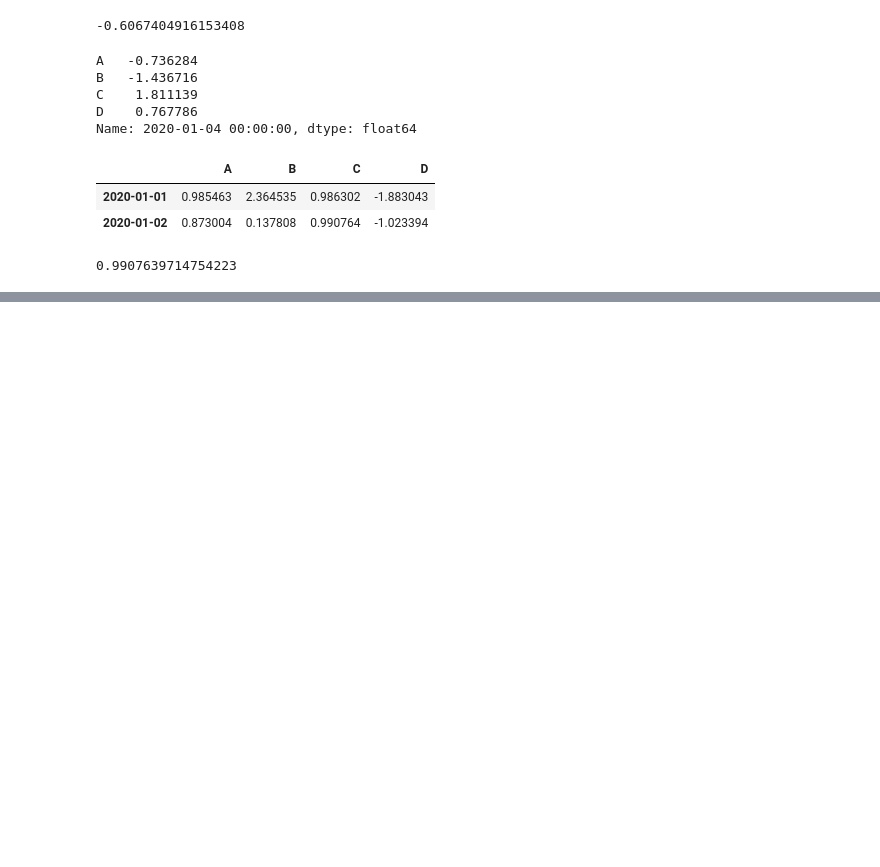
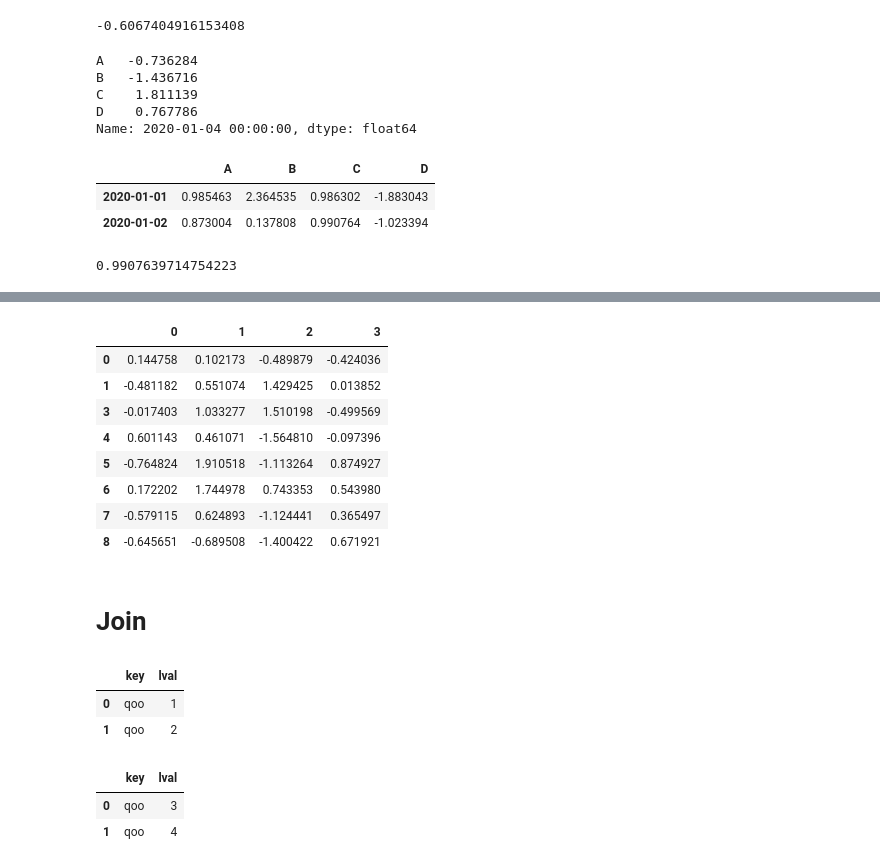
Before and after one commit to tim530712345/20210612_pandas, a Jupyter notebook: pandas_learning.ipynb, the cells around one changed output, grey strips where cells are left out. Cells and saved outputs as stored; diff of their text form; code cells hidden in the pictures; blank space fills up the shorter version.

```diff
--- a/pandas_learning.ipynb
+++ b/pandas_learning.ipynb
@@ -242,0 +467,15 @@ df.iat[1,2]
+# %%
+pieces = [df[:2],df[3:9]]
+pd.concat(pieces) # 欄位數量需一致才能合併
+# %% [output]
+|  | 0 | 1 | 2 | 3 |
+| 0 | 0.144758 | 0.102173 | -0.489879 | -0.424036 |
+| 1 | -0.481182 | 0.551074 | 1.429425 | 0.013852 |
+| 3 | -0.017403 | 1.033277 | 1.510198 | -0.499569 |
+| 4 | 0.601143 | 0.461071 | -1.564810 | -0.097396 |
+| 5 | -0.764824 | 1.910518 | -1.113264 | 0.874927 |
+| 6 | 0.172202 | 1.744978 | 0.743353 | 0.543980 |
+| 7 | -0.579115 | 0.624893 | -1.124441 | 0.365497 |
+| 8 | -0.645651 | -0.689508 | -1.400422 | 0.671921 |
+# %% [markdown]
+# **Join**
@@ -242,0 +485,12 @@ df.iat[1,2]
+# %%
+left
+# %% [output]
+|  | key | lval |
+| 0 | qoo | 1 |
+| 1 | qoo | 2 |
+# %%
+right
+# %% [output]
+|  | key | lval |
+| 0 | qoo | 3 |
+| 1 | qoo | 4 |
```
Also changed, not shown: parts of 41 cells of this notebook.
